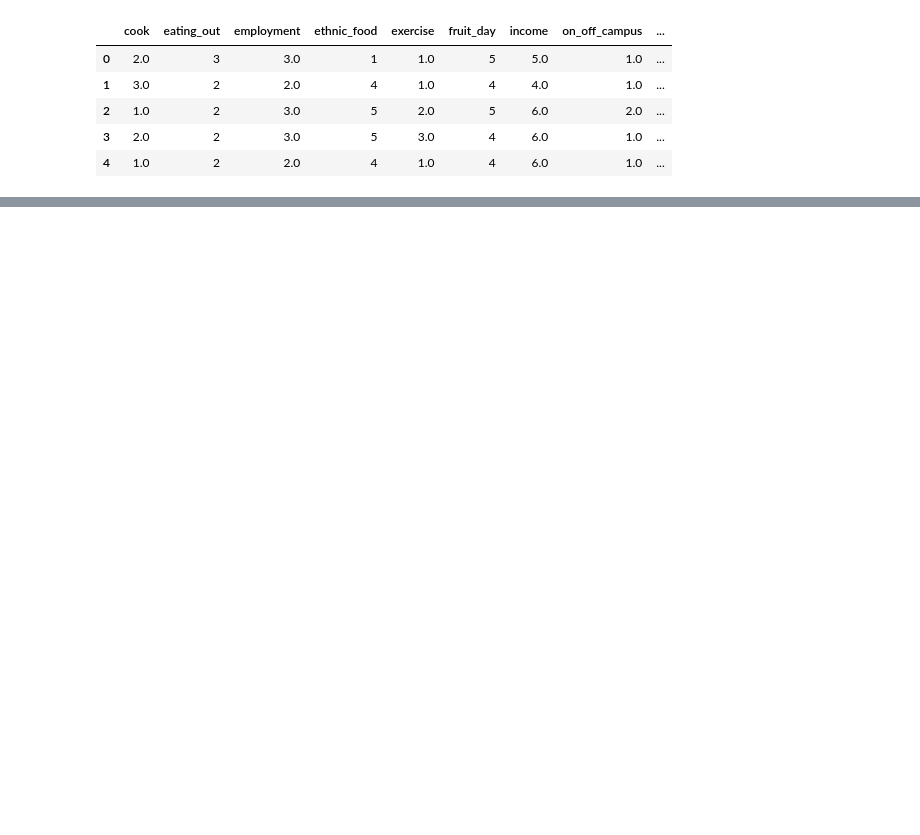
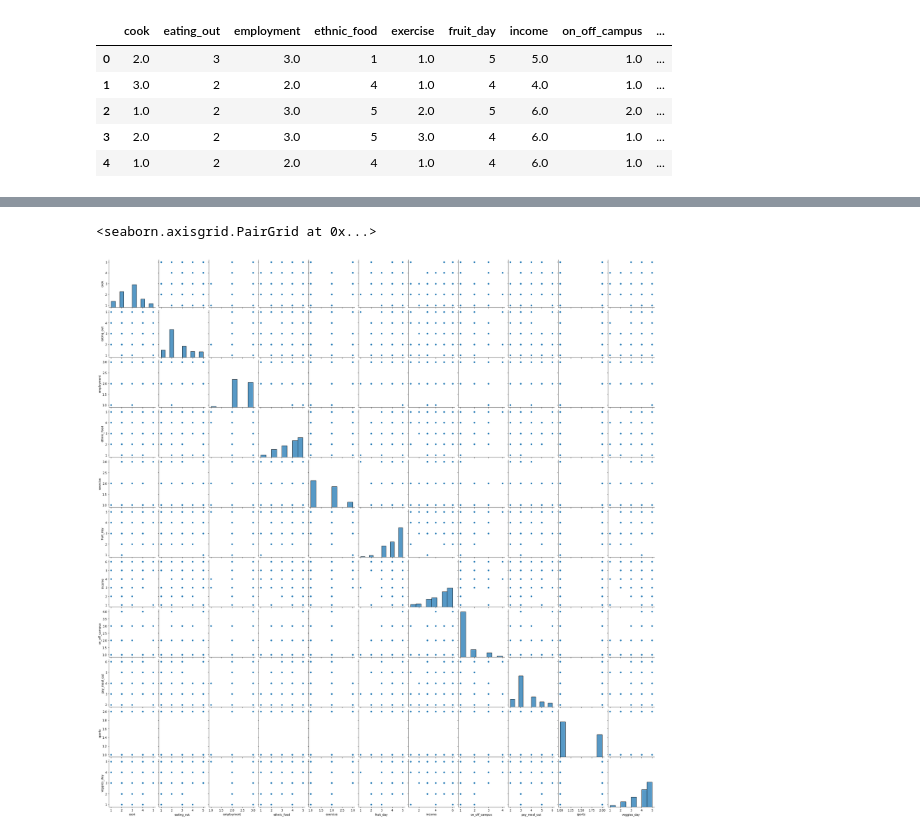
Before and after one commit to NiviShukla/Geolocational-Analysis, a Jupyter notebook: Task_1.ipynb, the cells around one changed output, grey strips where cells are left out. Saved outputs shown, nothing was run; the diff lists cells and outputs as text; code cells hidden in the pictures; blank space fills up the shorter version.

```diff
--- a/Task_1.ipynb
+++ b/Task_1.ipynb
@@ -23,0 +37,6 @@ df.head()
+# %%
+import seaborn as sns
+sns.pairplot(df)
+# %% [output]
+<seaborn.axisgrid.PairGrid at 0x...>
+[figure, added]
```
Also changed, not shown: parts of 2 cells of this notebook.
